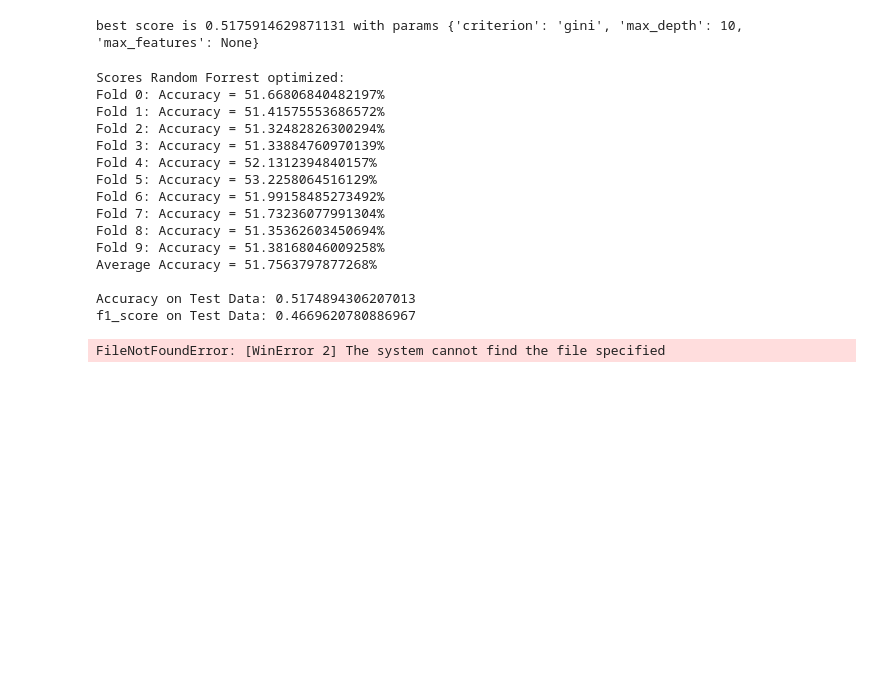
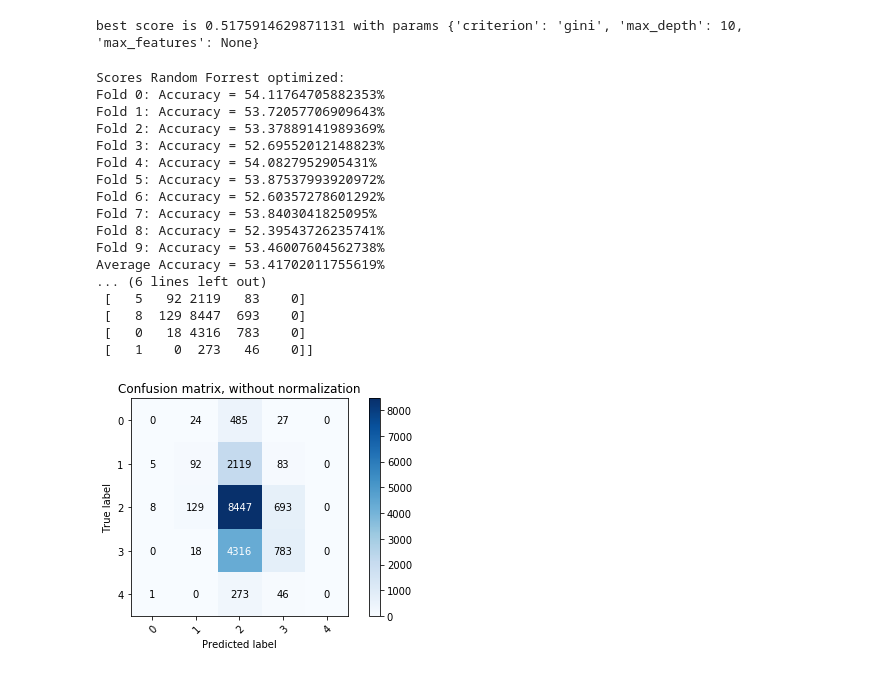
Before and after one commit to janapfeffer/DM_Project_MoviePrediction, a Jupyter notebook: Classification.ipynb, the cells around one changed output. Drawn from its saved outputs; the diff is of its cells as text; code cells hidden in the pictures; blank space fills up the shorter version.

```diff
--- a/Classification.ipynb
+++ b/Classification.ipynb
@@ -411,7 +451,7 @@ best score is 0.5419595030961517 with params {'criterion': 'entropy', 'max_depth
 # do now Random Forest with entropy, maxdeepth 3 and applie 10 cross fold
 
 ##### create and fit a RandomForestClassifier
-rf_reg = RandomForestClassifier(criterion='entropy', max_depth=3, max_features=None)
+rf_reg = RandomForestClassifier(criterion='gini', max_depth=3, max_features=None)
 rf_reg.fit(features_train, rating_train)
 rating_pred_rf = rf_reg.predict(features_test)
 
@@ -861,60 +901,55 @@ print()
 # %% [output]
 best score is 0.5175914629871131 with params {'criterion': 'gini', 'max_depth': 10, 'max_features': None}
 # %%
-# do now Random Forest with entropy, maxdeepth 3 and applie 10 cross fold
+# do now Random Forest with gini, maxdeepth 10 and applie 10 cross fold
 
 ##### create and fit a RandomForestClassifier
 rf_reg = RandomForestClassifier(criterion='gini', max_depth=10, max_features=None)
 rf_reg.fit(features_train, rating_train)
 rating_pred_rf = rf_reg.predict(features_test)
 
 print("Scores Random Forrest optimized:")
 
 
 #compute accuracy score
 
 accuracy_knn = cross_val_score(rf_reg, features_train, rating_train, cv=stratified_10_fold_cv, scoring='accuracy')
 
 for i, acc in enumerate(accuracy_knn):
     print("Fold {}: Accuracy = {}%".format(i, acc * 100.0))
 
 print("Average Accuracy = {}%".format(accuracy_knn.mean() * 100.0))
 print()
 print("Accuracy on Test Data: {}".format(accuracy_score(rating_test, rating_pred_rf)))
 print("f1_score on Test Data: {}".format(f1_score(rating_test, rating_pred_rf, average='weighted')))
+
+class_names = ['0','1','2','3','4','5']
+
+print(np.unique(ar=rating_train))
+np.set_printoptions(precision=2)
+
+# Plot non-normalized confusion matrix
+plot_confusion_matrix(rating_test, rating_pred_rf, classes=class_names,
+                      title='Confusion matrix, without normalization')
+
+
+plt.show()
 # %% [output]
 Scores Random Forrest optimized:
-Fold 0: Accuracy = 51.66806840482197%
-Fold 1: Accuracy = 51.41575553686572%
-Fold 2: Accuracy = 51.32482826300294%
-Fold 3: Accuracy = 51.33884760970139%
-Fold 4: Accuracy = 52.1312394840157%
-Fold 5: Accuracy = 53.2258064516129%
-Fold 6: Accuracy = 51.99158485273492%
-Fold 7: Accuracy = 51.73236077991304%
-Fold 8: Accuracy = 51.35362603450694%
-Fold 9: Accuracy = 51.38168046009258%
-Average Accuracy = 51.7563797877268%
-
-Accuracy on Test Data: 0.5174894306207013
-f1_score on Test Data: 0.4669620780886967
+Fold 0: Accuracy = 54.11764705882353%
+Fold 1: Accuracy = 53.72057706909643%
+Fold 2: Accuracy = 53.37889141989369%
+Fold 3: Accuracy = 52.69552012148823%
+Fold 4: Accuracy = 54.0827952905431%
+Fold 5: Accuracy = 53.87537993920972%
+Fold 6: Accuracy = 52.60357278601292%
+Fold 7: Accuracy = 53.8403041825095%
+Fold 8: Accuracy = 52.39543726235741%
+Fold 9: Accuracy = 53.46007604562738%
+Average Accuracy = 53.41702011755619%
+... (6 lines left out)
+ [   5   92 2119   83    0]
+ [   8  129 8447  693    0]
+ [   0   18 4316  783    0]
+ [   1    0  273   46    0]]
+[figure, added]
-# %%
-from sklearn.tree import export_graphviz
-
-estimator = rf_reg.estimators_[5]
-
-# Export as dot file
-export_graphviz(estimator, out_file='tree.dot',
-
-                rounded = True, proportion = False,
-                precision = 2, filled = True)
-
-# Convert to png using system command (requires Graphviz)
-from subprocess import call
-call(['dot', '-Tpng', 'tree.dot', '-o', 'tree.png', '-Gdpi=600'])
-
-# Display in jupyter notebook
-from IPython.display import Image
-Image(filename = 'tree.png')
-# %% [output]
-FileNotFoundError: [WinError 2] The system cannot find the file specified
```
Also changed, not shown: parts of 4 cells of this notebook.
